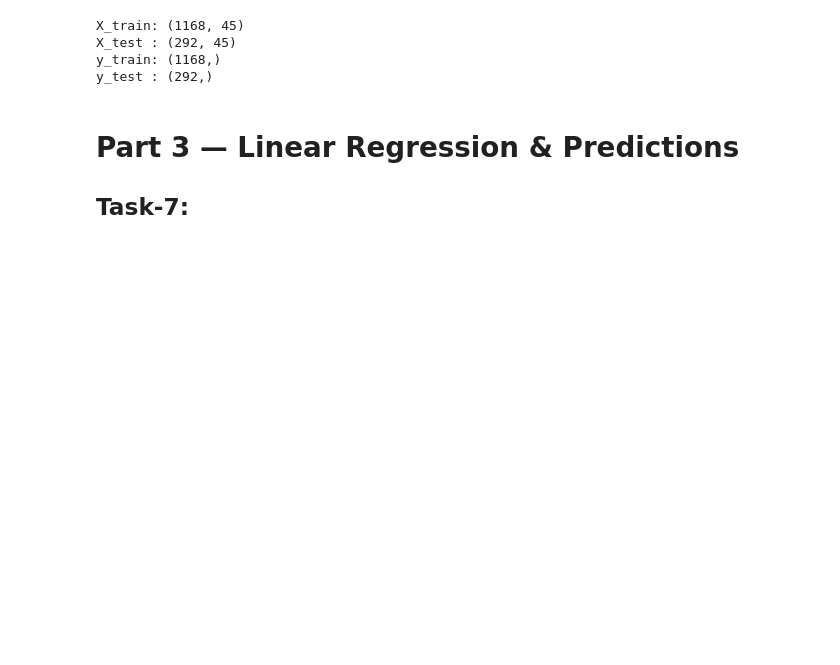
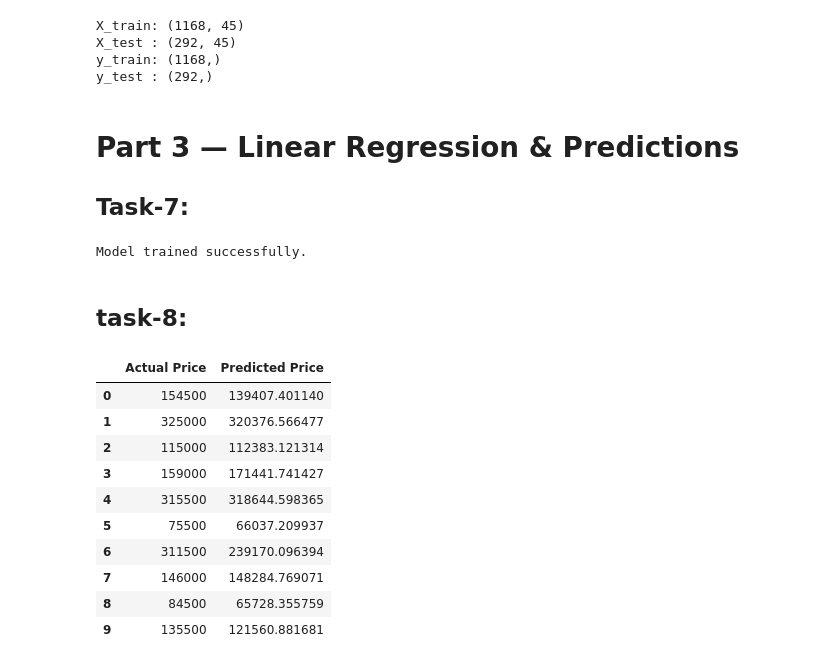
Before and after one commit to abdulqudoos181005/ML_leaning_journey, a Jupyter notebook: week-5/lab-5_abdul-qudoos.ipynb, the cells around one changed output. Drawn from its saved outputs; the diff is of its cells as text; code cells hidden in the pictures; blank space fills up the shorter version.

Commit message:
final tasks

```diff
--- a/week-5/lab-5_abdul-qudoos.ipynb
+++ b/week-5/lab-5_abdul-qudoos.ipynb
@@ -176,3 +176,34 @@ y_test : (292,)
 # %% [markdown]
 # Part 3 — Linear Regression & Predictions
 ## Task-7:
+# %%
+model = LinearRegression()
+
+model.fit(X_train, y_train)
+
+print("Model trained successfully.")
+# %% [output]
+Model trained successfully.
+# %% [markdown]
+## task-8:
+# %%
+y_pred = model.predict(X_test)
+
+comparison = pd.DataFrame({
+    "Actual Price": y_test.values,
+    "Predicted Price": y_pred
+})
+
+display(comparison.head(10))
+# %% [output]
+|  | Actual Price | Predicted Price |
+| 0 | 154500 | 139407.401140 |
+| 1 | 325000 | 320376.566477 |
+| 2 | 115000 | 112383.121314 |
+| 3 | 159000 | 171441.741427 |
+| 4 | 315500 | 318644.598365 |
+| 5 | 75500 | 66037.209937 |
+| 6 | 311500 | 239170.096394 |
+| 7 | 146000 | 148284.769071 |
+| 8 | 84500 | 65728.355759 |
+| 9 | 135500 | 121560.881681 |
```
Also changed, not shown: parts of 11 cells of this notebook, 2 other files.
